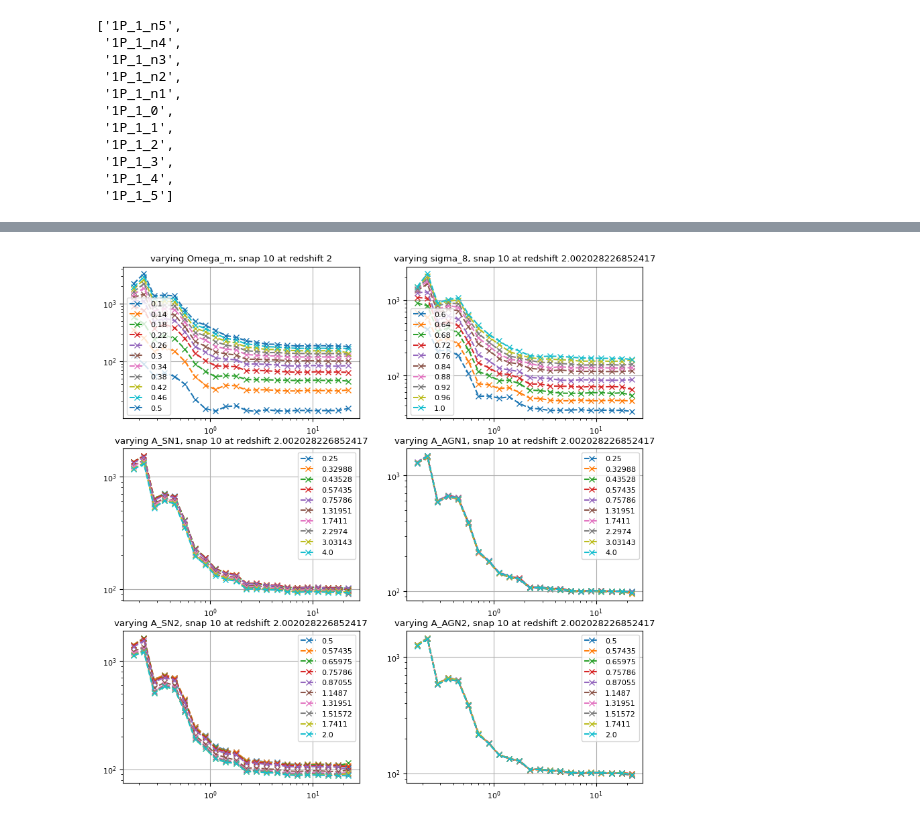
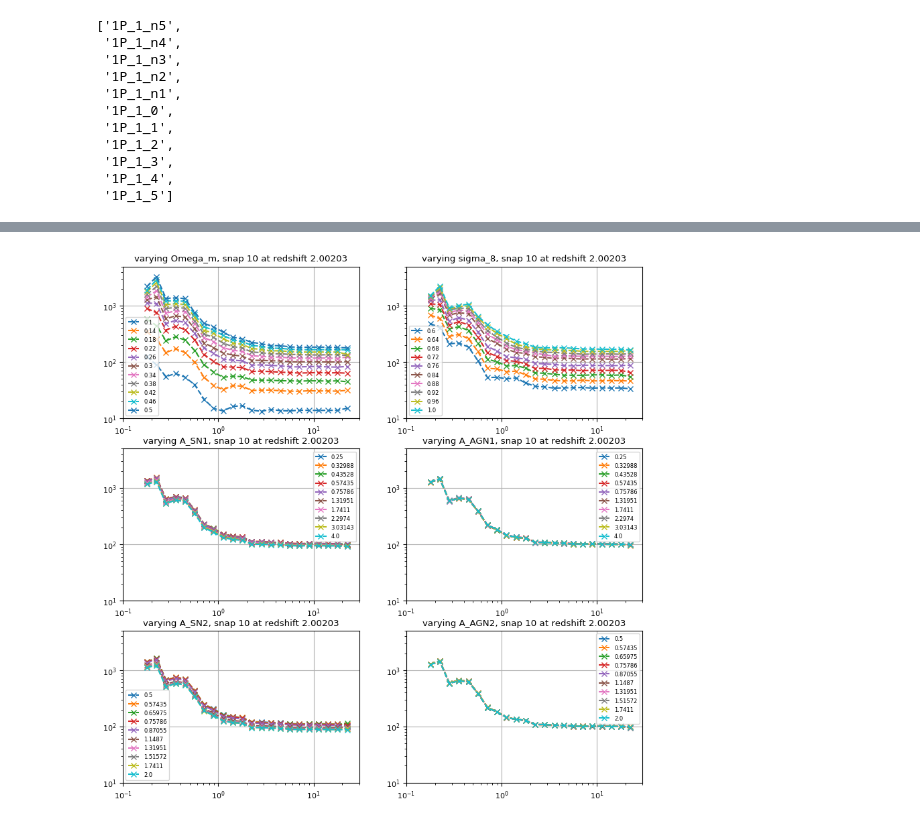
Before and after one commit to shubhagrawal30/CosmoIM, a Jupyter notebook: notebooks/1P_plots.ipynb, the cells around one changed output, grey strips where cells are left out. Cells and saved outputs as stored; diff of their text form; code cells hidden in the pictures.

```diff
--- a/notebooks/1P_plots.ipynb
+++ b/notebooks/1P_plots.ipynb
@@ -52,20 +52,22 @@ get_files_for_para(1)
  '1P_1_4',
  '1P_1_5']
 # %%
-def make_plots_for_all_paras(snap_index=10, redshift=2):
+def make_plots_for_all_paras(snap_index=31):
     fig, axs = plt.subplots(nrows=3, ncols=2, figsize=(10, 10))
     for n, ax in zip(range(1, 7), axs.flatten()):
         fils = get_files_for_para(n)
         para = df.columns[n]
-        ax.set_title(f"varying {para}, snap {snap_index} at redshift {redshift}")
         for fil in fils:
             with np.load(out_dir + fil + ".npz", allow_pickle=True) as data:
                 curve = data['curves'].item()[snap_index]
                 redshift = data['redshifts'].item()[snap_index]
                 k = data['ks'].item()[snap_index]
             ax.plot(k, curve, ls="--", marker="x", label=df[df["Name"] == fil][para].iloc[0])
+        ax.set_ylim([1e1, 5e3])
+        ax.set_xlim([1e-1, 3e1])
+        ax.set_title(f"varying {para}, snap {snap_index} at redshift {redshift:.5f}")
         ax.loglog()
         ax.grid()
-        ax.legend()
+        ax.legend(fontsize=6)
     plt.show()
     plt.close()
@@ -72,4 +78,4 @@ def make_plots_for_all_paras(snap_index=10, redshift=2):
 # %%
-make_plots_for_all_paras()
+make_plots_for_all_paras(snap_index=10)
 # %% [output]
-[figure, old version]
+[figure, new version]
```
Also changed, not shown: parts of 3 cells of this notebook.
